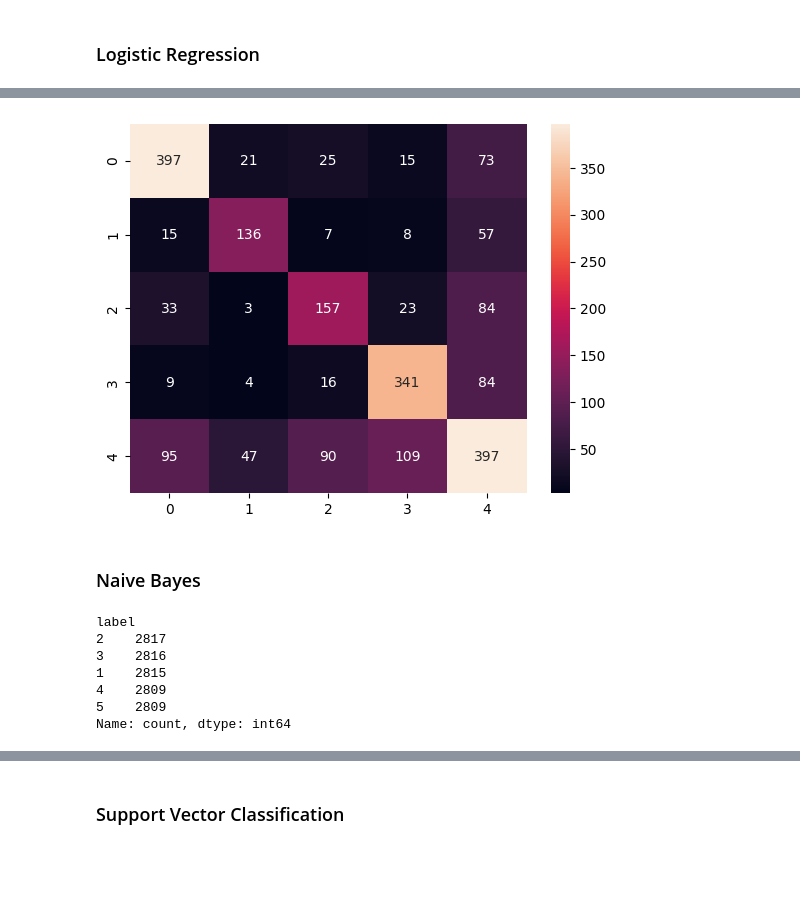
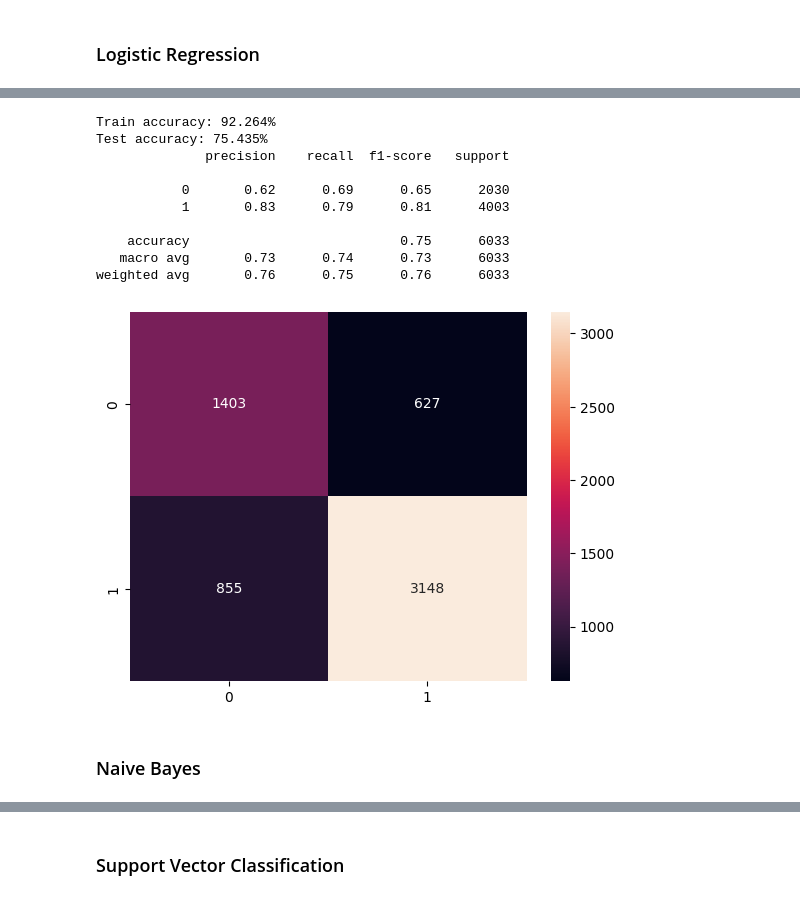
Before and after one commit to TemariVirus/NLPR-Project, a Jupyter notebook: classification.ipynb, the cells around one changed output, grey strips where cells are left out. Saved outputs shown, nothing was run; the diff lists cells and outputs as text; code cells hidden in the pictures; blank space fills up the shorter version.

```diff
--- a/classification.ipynb
+++ b/classification.ipynb
@@ -99,29 +39,26 @@ from seaborn import heatmap
 from sklearn.metrics import classification_report, confusion_matrix
 from sklearn.model_selection import train_test_split, GridSearchCV
 # %%
-df = pd.read_csv("data/clean.dat", sep="\t")
-
-nltk.download("stopwords")
-stop_words = stopwords.words("english")
+df = pd.read_csv("data/clean.csv")
 
 
-def show_eval(model, X_train, X_test, y_train, y_test):
-    print("Train accuracy:", model.score(X_train, y_train))
-    print("Test accuracy:", model.score(X_test, y_test))
+def show_eval(model, X_train, X_val, y_train, y_val):
+    print(f"Train accuracy: {model.score(X_train, y_train) * 100:.3f}%")
+    print(f"Test accuracy: {model.score(X_val, y_val) * 100:.3f}%")
 
-    y_pred = model.predict(X_test)
-    print(classification_report(y_test, y_pred))
-    heatmap(confusion_matrix(y_test, y_pred), annot=True, fmt="d")
+    y_pred = model.predict(X_val)
+    print(classification_report(y_val, y_pred))
+    heatmap(confusion_matrix(y_val, y_pred), annot=True, fmt="d")
     plt.show()
 
 
 def transform_oversample(encoder, X, y, test_size=0.2):
-    X_train, X_test, y_train, y_test = train_test_split(X, y, test_size=test_size)
+    X_train, X_val, y_train, y_val = train_test_split(X, y, test_size=test_size)
 
     X_train = encoder.fit_transform(X_train)
-    X_test = encoder.transform(X_test)
+    X_val = encoder.transform(X_val)
 
-    smote = SMOTETomek(n_jobs=-1)
+    smote = SMOTE()
     X_train, y_train = smote.fit_resample(X_train, y_train)
 
-    return X_train, X_test, y_train, y_test
+    return X_train, X_val, y_train, y_val
@@ -135,20 +68,21 @@ def transform_oversample(encoder, X, y, test_size=0.2):
 from sklearn.linear_model import LogisticRegression
 from sklearn.feature_extraction.text import CountVectorizer
 
-
 # Bag of words
-cv = CountVectorizer(strip_accents="unicode", stop_words=stop_words)
-X_train, X_test, y_train, y_test = transform_oversample(cv, df["text"], df["label"])
+cv = CountVectorizer(strip_accents="unicode", stop_words="english")
+X_train, X_val, y_train, y_val = transform_oversample(cv, df["text"], df["label"])
 # %%
+# Logistic regression model
 lr = GridSearchCV(
     LogisticRegression(max_iter=1000),
-    param_grid={"C": np.logspace(-3, 3, 7)},
-    n_jobs=-1,
+    param_grid={
+        "C": np.logspace(-3, 3, 7),
+        "solver": ["newton-cg", "lbfgs", "saga"],
+    },
+    n_jobs=8,
+    cv=3,
 )
-
-
 lr.fit(X_train, y_train)
 
-
-show_eval(lr, X_train, X_test, y_train, y_test)
+show_eval(lr, X_train, X_val, y_train, y_val)
 # %% [output]
@@ -168,4 +106,14 @@ weighted avg       0.63      0.64      0.63      2246
+Train accuracy: 92.264%
+Test accuracy: 75.435%
+              precision    recall  f1-score   support
+
+           0       0.62      0.69      0.65      2030
+           1       0.83      0.79      0.81      4003
+
+    accuracy                           0.75      6033
+   macro avg       0.73      0.74      0.73      6033
+weighted avg       0.76      0.75      0.76      6033
-[figure, old version]
+[figure, new version]
 # %% [markdown]
 ### Naive Bayes
 # %%
@@ -182,13 +130,3 @@ X_train, X_test, y_train, y_test = transform_oversample(cv, df["text"], df["labe
-# %%
-y_train.value_counts()
-# %% [output]
-label
-2    2817
-3    2816
-1    2815
-4    2809
-5    2809
-Name: count, dtype: int64
 # %%
 from sklearn.naive_bayes import MultinomialNB
 
```
Also changed, not shown: parts of 27 cells of this notebook, 2 other files.
